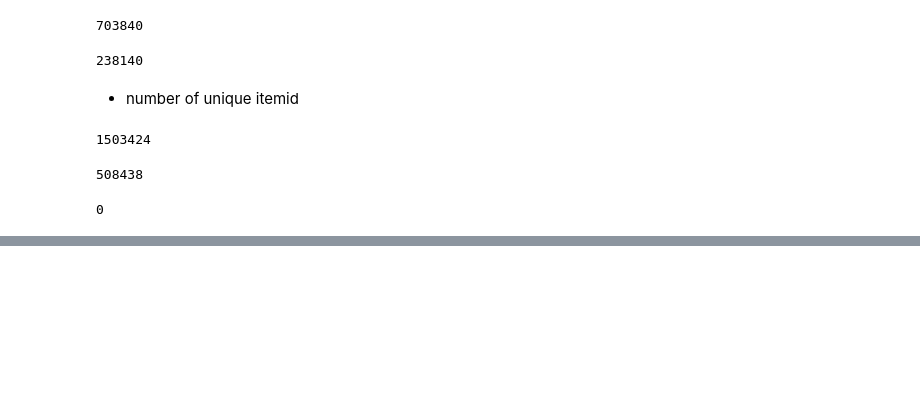
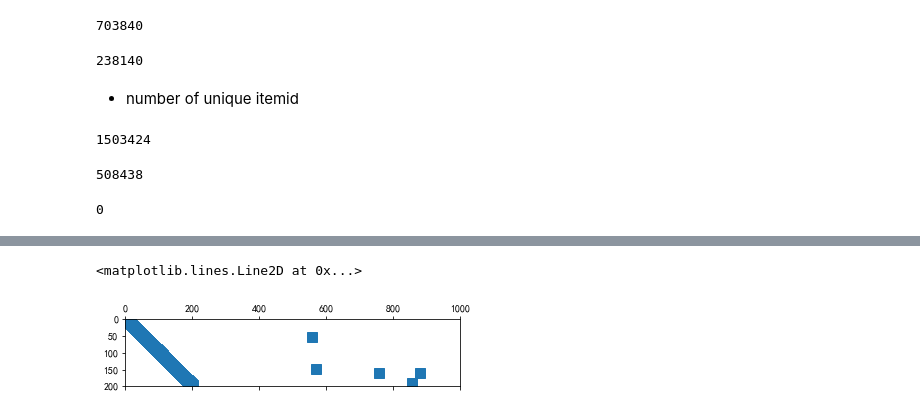
Before and after one commit to ihongChen/kaggle_Avito, a Jupyter notebook: src/eda1.ipynb, the cells around one changed output, grey strips where cells are left out. Cells and saved outputs as stored; diff of their text form; code cells hidden in the pictures; blank space fills up the shorter version.

```diff
--- a/src/eda1.ipynb
+++ b/src/eda1.ipynb
@@ -94,0 +162,5 @@ itmid_in_trn_test.size
+# %%
+plt.spy(ui_csr[1000:1200,1000:2000])
+# %% [output]
+<matplotlib.lines.Line2D at 0x...>
+[figure, added]
```
Also changed, not shown: parts of 47 cells of this notebook.
